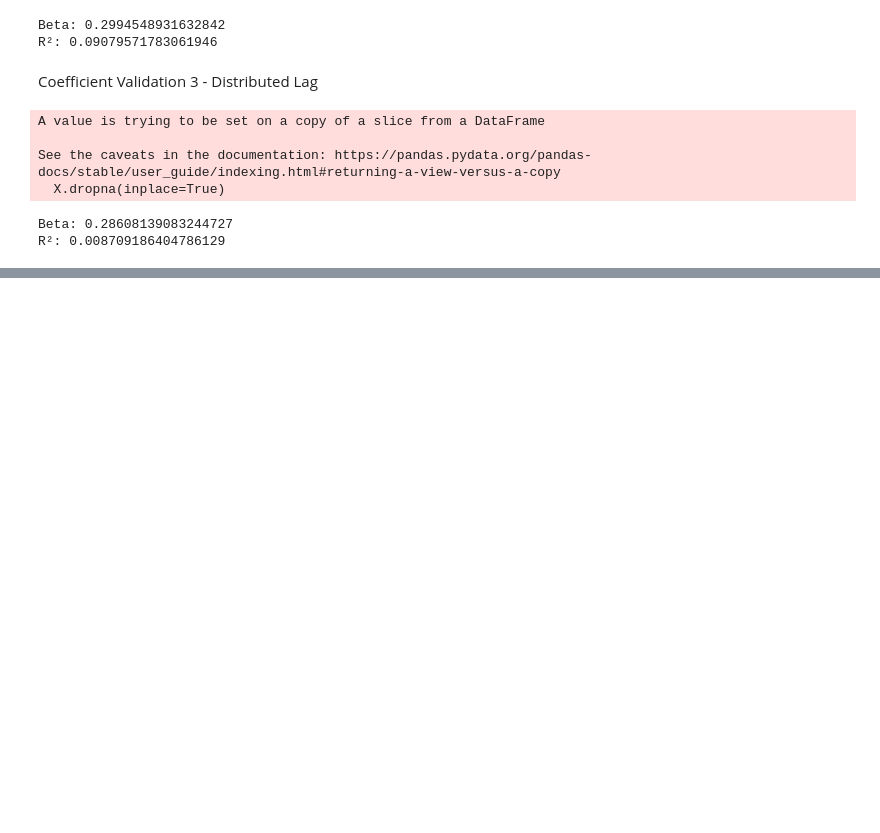
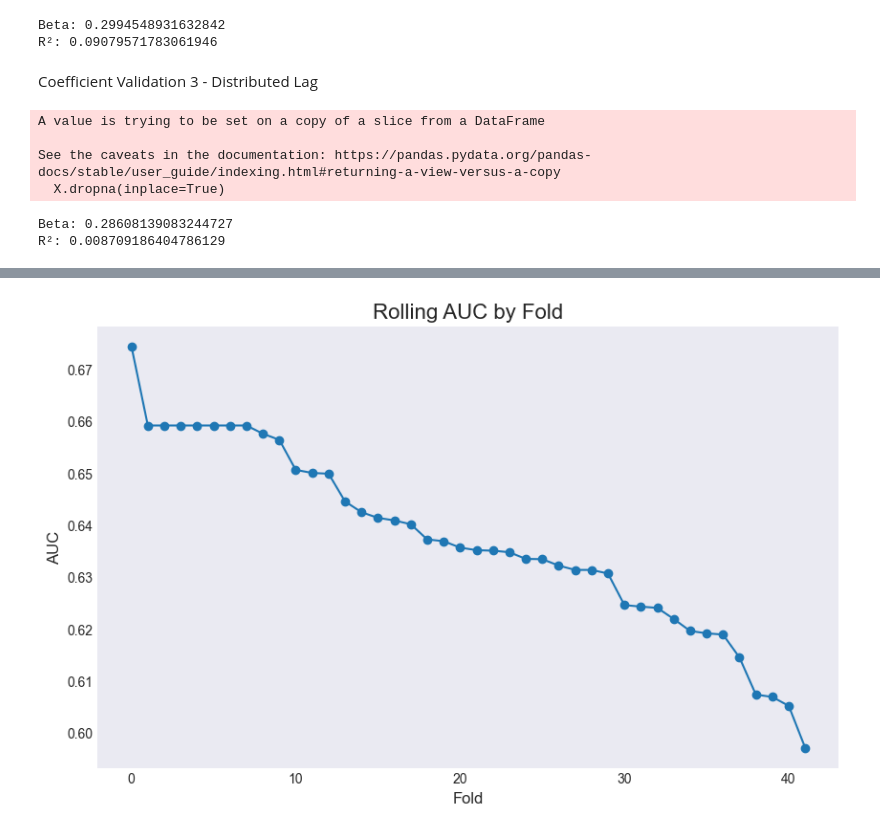
Before and after one commit to foooooooooooooooooooooooooootw/sora-analysis, a Jupyter notebook: SORA2.ipynb, the cells around one changed output, grey strips where cells are left out. Saved outputs shown, nothing was run; the diff lists cells and outputs as text; code cells hidden in the pictures; blank space fills up the shorter version.

```diff
--- a/SORA2.ipynb
+++ b/SORA2.ipynb
@@ -1397,0 +1463,23 @@ R²: 0.008709186404786129
+# %%
+import matplotlib.pyplot as plt
+
+plt.style.use("seaborn-v0_8-darkgrid")  # modern base
+
+plt.rcParams.update({
+    "figure.figsize": (10, 6),
+    "axes.titlesize": 16,
+    "axes.labelsize": 12,
+    "xtick.labelsize": 10,
+    "ytick.labelsize": 10,
+    "axes.spines.top": False,
+    "axes.spines.right": False,
+})
+# %%
+plt.plot(aucs, marker='o')
+plt.title("Rolling AUC by Fold")
+plt.xlabel("Fold")
+plt.ylabel("AUC")
+plt.grid()
+plt.show()
+# %% [output]
+[figure, added]
```
Also changed, not shown: parts of 12 cells of this notebook, 4 other files.
